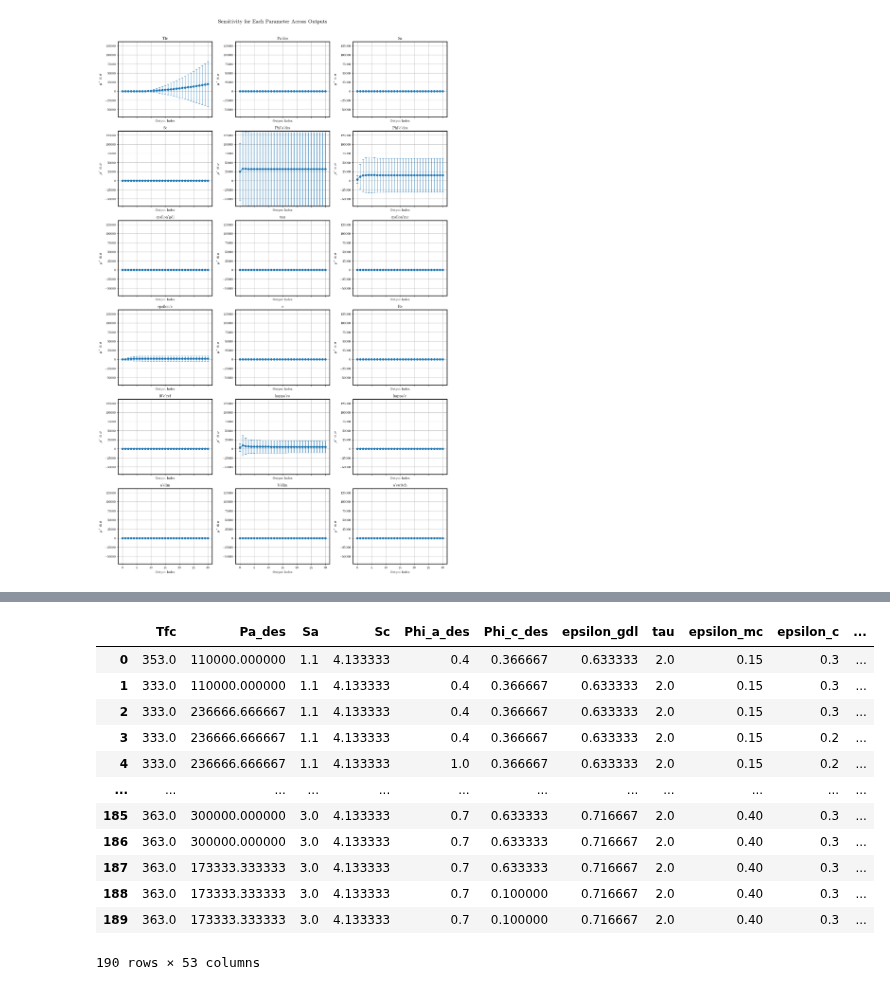
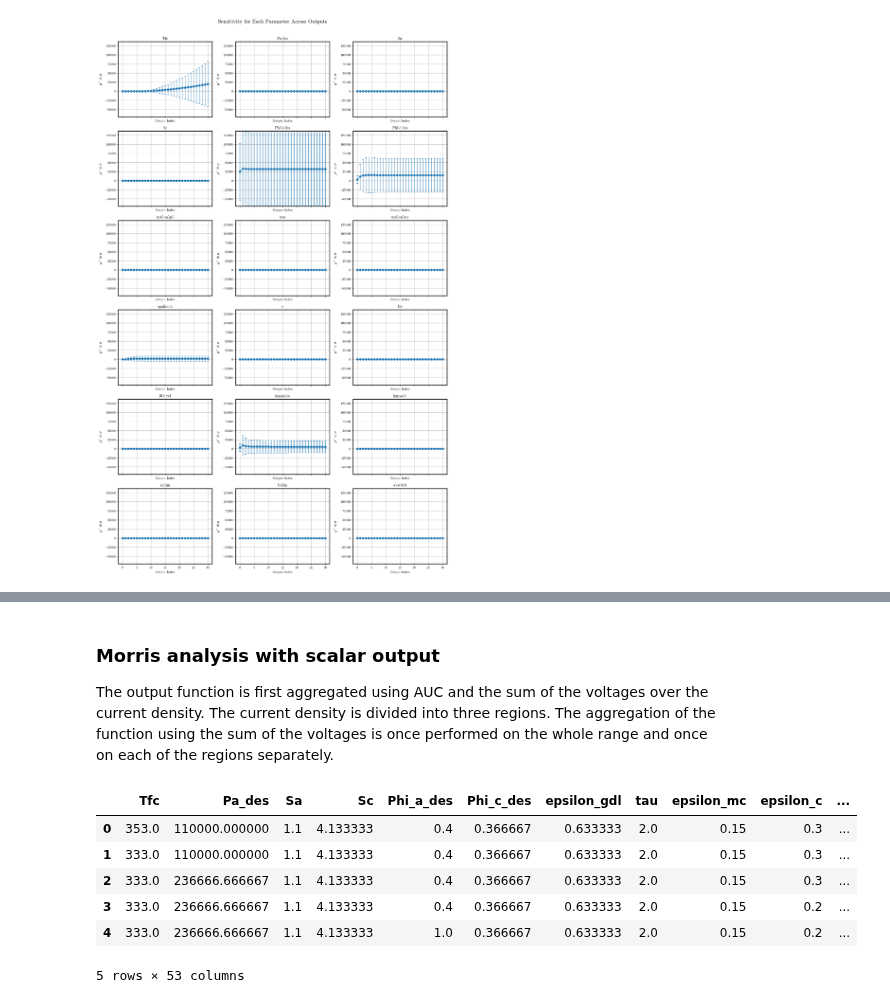
Before and after one commit to DejvisT/Sensitivity-Analysis-and-Surrogate-Modeling-of-PEM-Fuel-Cells, a Jupyter notebook: notebooks/02_sensitivity_analysis.ipynb, the cells around one changed output, grey strips where cells are left out. Saved outputs shown, nothing was run; the diff lists cells and outputs as text; code cells hidden in the pictures.

```diff
--- a/notebooks/02_sensitivity_analysis.ipynb
+++ b/notebooks/02_sensitivity_analysis.ipynb
@@ -24,7 +27,9 @@ dependent_parameters = [{'parameter_name': 'Pc_des',
                          'dependent_param': 'Pa_des'}]
 df = apply_dependent_parameters(df, dependent_parameters)
 # %%
-#df = get_polarisation_curve_samples(sampled_parameters=df.to_dict(orient='records'), fixed_parameters=build_fixed_parameters(), save_path="../data/raw/N10_levels4_seed42.pkl", save_every=10)
-df = get_polarisation_curve_samples(sampled_parameters=df[0:1].to_dict(orient='records'), fixed_parameters=build_fixed_parameters(), save_path=None, save_every=10)
+saved_data_file = True
+save_filepath = "../data/raw/N10_levels4_seed42.pkl"
+if saved_data_file:
+    data = pd.read_pickle(save_filepath)
+else:
+    df = get_polarisation_curve_samples(sampled_parameters=df.to_dict(orient='records'), fixed_parameters=build_fixed_parameters(), save_path=save_filepath, save_every=10)
-# %%
-data = pd.read_pickle('../data/raw/N10_levels4_seed42.pkl')
@@ -61,3 +57,7 @@ summarize_morris_results(morris_all, problem)
+# %% [markdown]
+### Morris analysis with scalar output
+
+The output function is first aggregated using AUC and the sum of the voltages over the current density. The current density is divided into three regions. The aggregation of the function using the sum of the voltages is once performed on the whole range and once on each of the regions separately.
 # %%
 data['AUC'] = data.apply(lambda row: np.trapezoid(row['Ucell'], row['ifc']), axis=1)
 
@@ -70,41 +70,35 @@ def calculate_Ucell_sum(row):
     Ucell = row['Ucell']
 
     # Initialize sums for each region
     region_1_sum = 0
     region_2_sum = 0
     region_3_sum = 0
 
     for i in range(len(ifc)):
         if ifc[i] < 0.4:
             region_1_sum += Ucell[i]
         elif 0.4 <= ifc[i] < 1.6:
             region_2_sum += Ucell[i]
         elif ifc[i] >= 1.6:
             region_3_sum += Ucell[i]
 
     return pd.Series({
         'Ucell_sum_region_1': region_1_sum,
         'Ucell_sum_region_2': region_2_sum,
         'Ucell_sum_region_3': region_3_sum
     })
 
 # Apply the function to each row and assign the results to new columns
 data[['Ucell_sum_region_1', 'Ucell_sum_region_2', 'Ucell_sum_region_3']] = data.apply(calculate_Ucell_sum, axis=1)
-data
+data.head()
 # %% [output]
 |  | Tfc | Pa_des | Sa | Sc | Phi_a_des | Phi_c_des | epsilon_gdl | tau | epsilon_mc | epsilon_c | ... |
 | 0 | 353.0 | 110000.000000 | 1.1 | 4.133333 | 0.4 | 0.366667 | 0.633333 | 2.0 | 0.15 | 0.3 | ... |
 | 1 | 333.0 | 110000.000000 | 1.1 | 4.133333 | 0.4 | 0.366667 | 0.633333 | 2.0 | 0.15 | 0.3 | ... |
 | 2 | 333.0 | 236666.666667 | 1.1 | 4.133333 | 0.4 | 0.366667 | 0.633333 | 2.0 | 0.15 | 0.3 | ... |
 | 3 | 333.0 | 236666.666667 | 1.1 | 4.133333 | 0.4 | 0.366667 | 0.633333 | 2.0 | 0.15 | 0.2 | ... |
 | 4 | 333.0 | 236666.666667 | 1.1 | 4.133333 | 1.0 | 0.366667 | 0.633333 | 2.0 | 0.15 | 0.2 | ... |
-| ... | ... | ... | ... | ... | ... | ... | ... | ... | ... | ... | ... |
-| 185 | 363.0 | 300000.000000 | 3.0 | 4.133333 | 0.7 | 0.633333 | 0.716667 | 2.0 | 0.40 | 0.3 | ... |
-| 186 | 363.0 | 300000.000000 | 3.0 | 4.133333 | 0.7 | 0.633333 | 0.716667 | 2.0 | 0.40 | 0.3 | ... |
-| 187 | 363.0 | 173333.333333 | 3.0 | 4.133333 | 0.7 | 0.633333 | 0.716667 | 2.0 | 0.40 | 0.3 | ... |
-| 188 | 363.0 | 173333.333333 | 3.0 | 4.133333 | 0.7 | 0.100000 | 0.716667 | 2.0 | 0.40 | 0.3 | ... |
-| 189 | 363.0 | 173333.333333 | 3.0 | 4.133333 | 0.7 | 0.100000 | 0.716667 | 2.0 | 0.40 | 0.3 | ... |
-190 rows × 53 columns
+5 rows × 53 columns
 # %%
 morris_all = morris_analyze.analyze(
             problem=problem,
```
Also changed, not shown: parts of 15 cells of this notebook.
